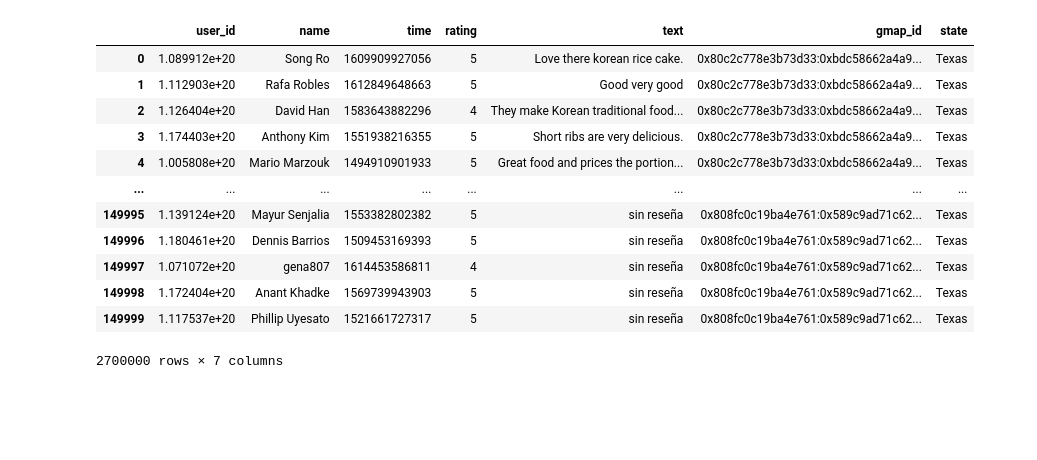
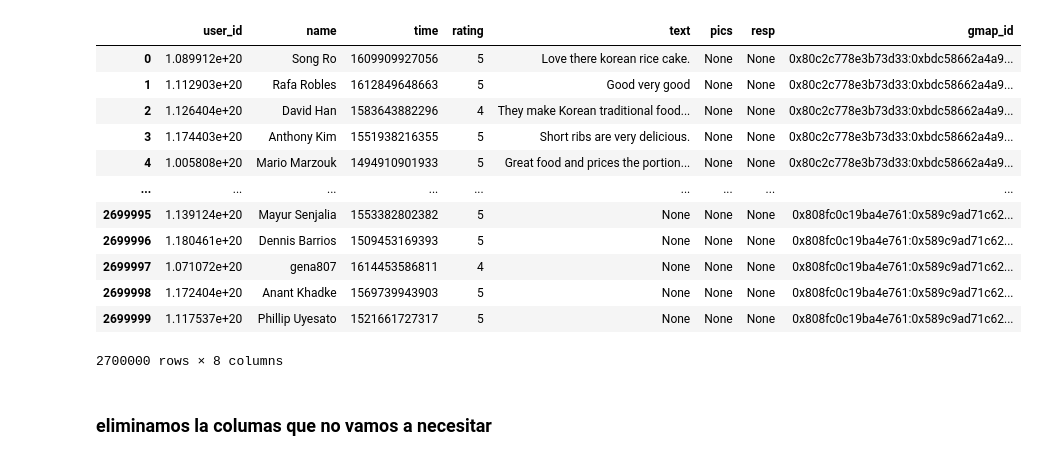
Before and after one commit to MaryFlorence/RestaurantProject_ML_PowerBI_GCP, a Jupyter notebook: review_estados.ipynb, the cells around one changed output. Drawn from its saved outputs; the diff is of its cells as text; code cells hidden in the pictures; blank space fills up the shorter version.

```diff
--- a/review_estados.ipynb
+++ b/review_estados.ipynb
@@ -13,18 +9,19 @@ texas1 = review_texas
 # %%
-review_texas2 = pd.read_json('E:\\documentos\\soyhenry\\DATA SCIENCE\\MODULOS\\PROYECTO FINAL\\datasets\\google\\review\\review-California\\2.json', lines= True)
-review_texas3 = pd.read_json('E:\\documentos\\soyhenry\\DATA SCIENCE\\MODULOS\\PROYECTO FINAL\\datasets\\google\\review\\review-California\\3.json', lines= True)
-review_texas4 = pd.read_json('E:\\documentos\\soyhenry\\DATA SCIENCE\\MODULOS\\PROYECTO FINAL\\datasets\\google\\review\\review-California\\4.json', lines= True)
-review_texas5 = pd.read_json('E:\\documentos\\soyhenry\\DATA SCIENCE\\MODULOS\\PROYECTO FINAL\\datasets\\google\\review\\review-California\\5.json', lines= True)
-review_texas6 = pd.read_json('E:\\documentos\\soyhenry\\DATA SCIENCE\\MODULOS\\PROYECTO FINAL\\datasets\\google\\review\\review-California\\6.json', lines= True)
-review_texas7 = pd.read_json('E:\\documentos\\soyhenry\\DATA SCIENCE\\MODULOS\\PROYECTO FINAL\\datasets\\google\\review\\review-California\\7.json', lines= True)
-review_texas8 = pd.read_json('E:\\documentos\\soyhenry\\DATA SCIENCE\\MODULOS\\PROYECTO FINAL\\datasets\\google\\review\\review-California\\8.json', lines= True)
-review_texas9 = pd.read_json('E:\\documentos\\soyhenry\\DATA SCIENCE\\MODULOS\\PROYECTO FINAL\\datasets\\google\\review\\review-California\\9.json', lines= True)
-review_texas10 = pd.read_json('E:\\documentos\\soyhenry\\DATA SCIENCE\\MODULOS\\PROYECTO FINAL\\datasets\\google\\review\\review-California\\10.json', lines= True)
-review_texas11 = pd.read_json('E:\\documentos\\soyhenry\\DATA SCIENCE\\MODULOS\\PROYECTO FINAL\\datasets\\google\\review\\review-California\\11.json', lines= True)
-review_texas12 = pd.read_json('E:\\documentos\\soyhenry\\DATA SCIENCE\\MODULOS\\PROYECTO FINAL\\datasets\\google\\review\\review-California\\12.json', lines= True)
-review_texas13 = pd.read_json('E:\\documentos\\soyhenry\\DATA SCIENCE\\MODULOS\\PROYECTO FINAL\\datasets\\google\\review\\review-California\\13.json', lines= True)
-review_texas14 = pd.read_json('E:\\documentos\\soyhenry\\DATA SCIENCE\\MODULOS\\PROYECTO FINAL\\datasets\\google\\review\\review-California\\14.json', lines= True)
-review_texas15 = pd.read_json('E:\\documentos\\soyhenry\\DATA SCIENCE\\MODULOS\\PROYECTO FINAL\\datasets\\google\\review\\review-California\\15.json', lines= True)
-review_texas16 = pd.read_json('E:\\documentos\\soyhenry\\DATA SCIENCE\\MODULOS\\PROYECTO FINAL\\datasets\\google\\review\\review-California\\16.json', lines= True)
-review_texas17 = pd.read_json('E:\\documentos\\soyhenry\\DATA SCIENCE\\MODULOS\\PROYECTO FINAL\\datasets\\google\\review\\review-California\\17.json', lines= True)
-review_texas18 = pd.read_json('E:\\documentos\\soyhenry\\DATA SCIENCE\\MODULOS\\PROYECTO FINAL\\datasets\\google\\review\\review-California\\18.json', lines= True)
+california_review1 = pd.read_json('E:\\documentos\\soyhenry\\DATA SCIENCE\\MODULOS\\PROYECTO FINAL\\datasets\\google\\review\\review-California\\1.json', lines= True)
+california_review2 = pd.read_json('E:\\documentos\\soyhenry\\DATA SCIENCE\\MODULOS\\PROYECTO FINAL\\datasets\\google\\review\\review-California\\2.json', lines= True)
+california_review3 = pd.read_json('E:\\documentos\\soyhenry\\DATA SCIENCE\\MODULOS\\PROYECTO FINAL\\datasets\\google\\review\\review-California\\3.json', lines= True)
+california_review4 = pd.read_json('E:\\documentos\\soyhenry\\DATA SCIENCE\\MODULOS\\PROYECTO FINAL\\datasets\\google\\review\\review-California\\4.json', lines= True)
+california_review5 = pd.read_json('E:\\documentos\\soyhenry\\DATA SCIENCE\\MODULOS\\PROYECTO FINAL\\datasets\\google\\review\\review-California\\5.json', lines= True)
+california_review6 = pd.read_json('E:\\documentos\\soyhenry\\DATA SCIENCE\\MODULOS\\PROYECTO FINAL\\datasets\\google\\review\\review-California\\6.json', lines= True)
+california_review7 = pd.read_json('E:\\documentos\\soyhenry\\DATA SCIENCE\\MODULOS\\PROYECTO FINAL\\datasets\\google\\review\\review-California\\7.json', lines= True)
+california_review8 = pd.read_json('E:\\documentos\\soyhenry\\DATA SCIENCE\\MODULOS\\PROYECTO FINAL\\datasets\\google\\review\\review-California\\8.json', lines= True)
+california_review9 = pd.read_json('E:\\documentos\\soyhenry\\DATA SCIENCE\\MODULOS\\PROYECTO FINAL\\datasets\\google\\review\\review-California\\9.json', lines= True)
+california_review10 = pd.read_json('E:\\documentos\\soyhenry\\DATA SCIENCE\\MODULOS\\PROYECTO FINAL\\datasets\\google\\review\\review-California\\10.json', lines= True)
+california_review11 = pd.read_json('E:\\documentos\\soyhenry\\DATA SCIENCE\\MODULOS\\PROYECTO FINAL\\datasets\\google\\review\\review-California\\11.json', lines= True)
+california_review12 = pd.read_json('E:\\documentos\\soyhenry\\DATA SCIENCE\\MODULOS\\PROYECTO FINAL\\datasets\\google\\review\\review-California\\12.json', lines= True)
+california_review13 = pd.read_json('E:\\documentos\\soyhenry\\DATA SCIENCE\\MODULOS\\PROYECTO FINAL\\datasets\\google\\review\\review-California\\13.json', lines= True)
+california_review14 = pd.read_json('E:\\documentos\\soyhenry\\DATA SCIENCE\\MODULOS\\PROYECTO FINAL\\datasets\\google\\review\\review-California\\14.json', lines= True)
+california_review15 = pd.read_json('E:\\documentos\\soyhenry\\DATA SCIENCE\\MODULOS\\PROYECTO FINAL\\datasets\\google\\review\\review-California\\15.json', lines= True)
+california_review16 = pd.read_json('E:\\documentos\\soyhenry\\DATA SCIENCE\\MODULOS\\PROYECTO FINAL\\datasets\\google\\review\\review-California\\16.json', lines= True)
+california_review17 = pd.read_json('E:\\documentos\\soyhenry\\DATA SCIENCE\\MODULOS\\PROYECTO FINAL\\datasets\\google\\review\\review-California\\17.json', lines= True)
+california_review18 = pd.read_json('E:\\documentos\\soyhenry\\DATA SCIENCE\\MODULOS\\PROYECTO FINAL\\datasets\\google\\review\\review-California\\18.json', lines= True)
@@ -41 +28,23 @@ texas_reseña = texas_review
+# %%
+data_california = [california_review1, california_review2, california_review3, california_review4, california_review5, california_review6, california_review7,california_review8,
+                   california_review9,california_review10,california_review11,california_review12, california_review13, california_review14, california_review15,
+                   california_review16, california_review17, california_review18]
+california = pd.concat(data_california, ignore_index=True)
+california
+# %% [output]
+|  | user_id | name | time | rating | text | pics | resp | gmap_id |
+| 0 | 1.089912e+20 | Song Ro | 1609909927056 | 5 | Love there korean rice cake. | None | None | 0x80c2c778e3b73d33:0xbdc58662a4a9... |
+| 1 | 1.112903e+20 | Rafa Robles | 1612849648663 | 5 | Good very good | None | None | 0x80c2c778e3b73d33:0xbdc58662a4a9... |
+| 2 | 1.126404e+20 | David Han | 1583643882296 | 4 | They make Korean traditional food... | None | None | 0x80c2c778e3b73d33:0xbdc58662a4a9... |
+| 3 | 1.174403e+20 | Anthony Kim | 1551938216355 | 5 | Short ribs are very delicious. | None | None | 0x80c2c778e3b73d33:0xbdc58662a4a9... |
+| 4 | 1.005808e+20 | Mario Marzouk | 1494910901933 | 5 | Great food and prices the portion... | None | None | 0x80c2c778e3b73d33:0xbdc58662a4a9... |
+| ... | ... | ... | ... | ... | ... | ... | ... | ... |
+| 2699995 | 1.139124e+20 | Mayur Senjalia | 1553382802382 | 5 | None | None | None | 0x808fc0c19ba4e761:0x589c9ad71c62... |
+| 2699996 | 1.180461e+20 | Dennis Barrios | 1509453169393 | 5 | None | None | None | 0x808fc0c19ba4e761:0x589c9ad71c62... |
+| 2699997 | 1.071072e+20 | gena807 | 1614453586811 | 4 | None | None | None | 0x808fc0c19ba4e761:0x589c9ad71c62... |
+| 2699998 | 1.172404e+20 | Anant Khadke | 1569739943903 | 5 | None | None | None | 0x808fc0c19ba4e761:0x589c9ad71c62... |
+| 2699999 | 1.117537e+20 | Phillip Uyesato | 1521661727317 | 5 | None | None | None | 0x808fc0c19ba4e761:0x589c9ad71c62... |
+2700000 rows × 8 columns
+# %% [markdown]
+### eliminamos la columas que no vamos a necesitar
 # %%
@@ -49,16 +57,0 @@ texas_reseña['state'] = 'Texas'
-# %%
-texas_reseña
-# %% [output]
-|  | user_id | name | time | rating | text | gmap_id | state |
-| 0 | 1.089912e+20 | Song Ro | 1609909927056 | 5 | Love there korean rice cake. | 0x80c2c778e3b73d33:0xbdc58662a4a9... | Texas |
-| 1 | 1.112903e+20 | Rafa Robles | 1612849648663 | 5 | Good very good | 0x80c2c778e3b73d33:0xbdc58662a4a9... | Texas |
-| 2 | 1.126404e+20 | David Han | 1583643882296 | 4 | They make Korean traditional food... | 0x80c2c778e3b73d33:0xbdc58662a4a9... | Texas |
-| 3 | 1.174403e+20 | Anthony Kim | 1551938216355 | 5 | Short ribs are very delicious. | 0x80c2c778e3b73d33:0xbdc58662a4a9... | Texas |
-| 4 | 1.005808e+20 | Mario Marzouk | 1494910901933 | 5 | Great food and prices the portion... | 0x80c2c778e3b73d33:0xbdc58662a4a9... | Texas |
-| ... | ... | ... | ... | ... | ... | ... | ... |
-| 149995 | 1.139124e+20 | Mayur Senjalia | 1553382802382 | 5 | sin reseña | 0x808fc0c19ba4e761:0x589c9ad71c62... | Texas |
-| 149996 | 1.180461e+20 | Dennis Barrios | 1509453169393 | 5 | sin reseña | 0x808fc0c19ba4e761:0x589c9ad71c62... | Texas |
-| 149997 | 1.071072e+20 | gena807 | 1614453586811 | 4 | sin reseña | 0x808fc0c19ba4e761:0x589c9ad71c62... | Texas |
-| 149998 | 1.172404e+20 | Anant Khadke | 1569739943903 | 5 | sin reseña | 0x808fc0c19ba4e761:0x589c9ad71c62... | Texas |
-| 149999 | 1.117537e+20 | Phillip Uyesato | 1521661727317 | 5 | sin reseña | 0x808fc0c19ba4e761:0x589c9ad71c62... | Texas |
-2700000 rows × 7 columns
```
Also changed, not shown: parts of 29 cells of this notebook, 4 other files.
